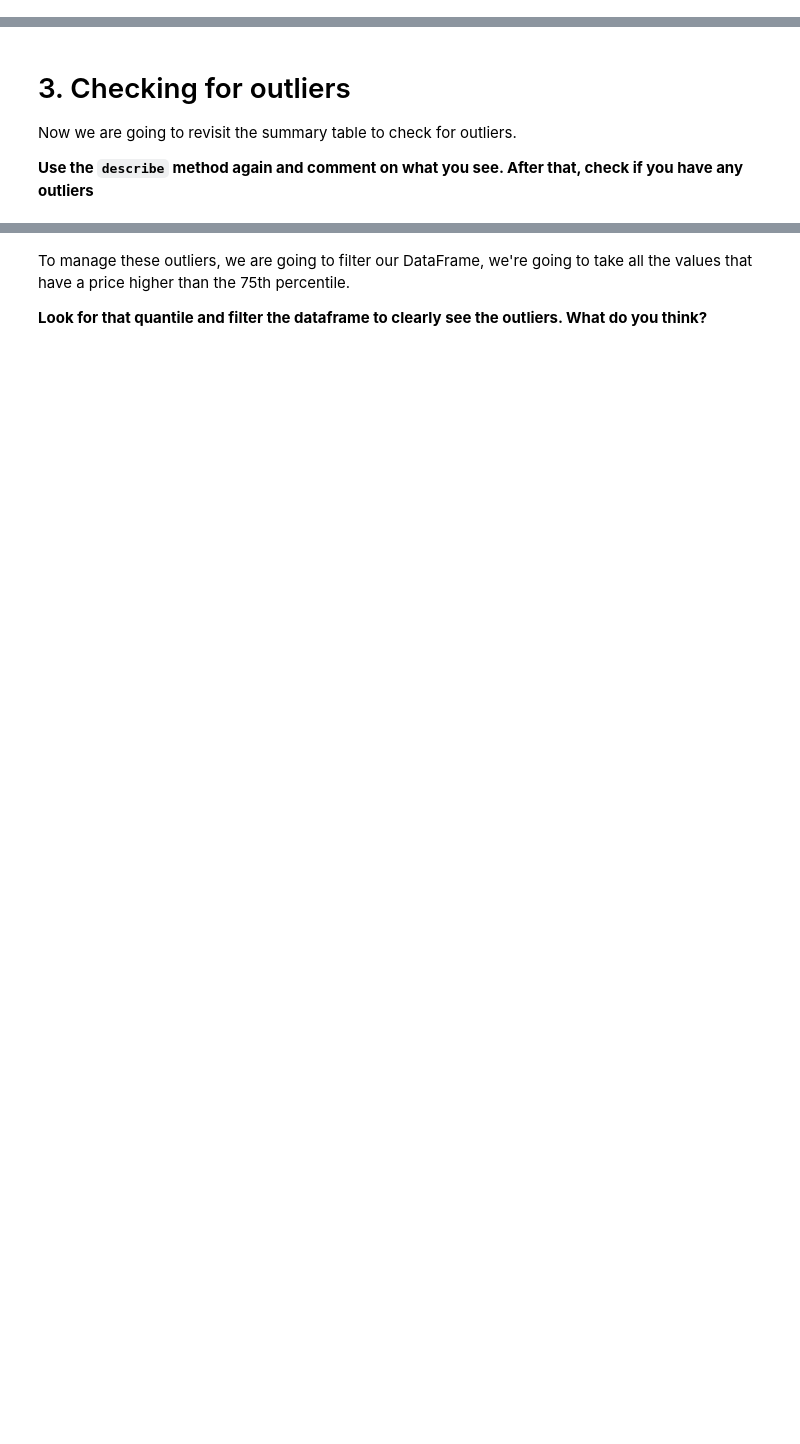
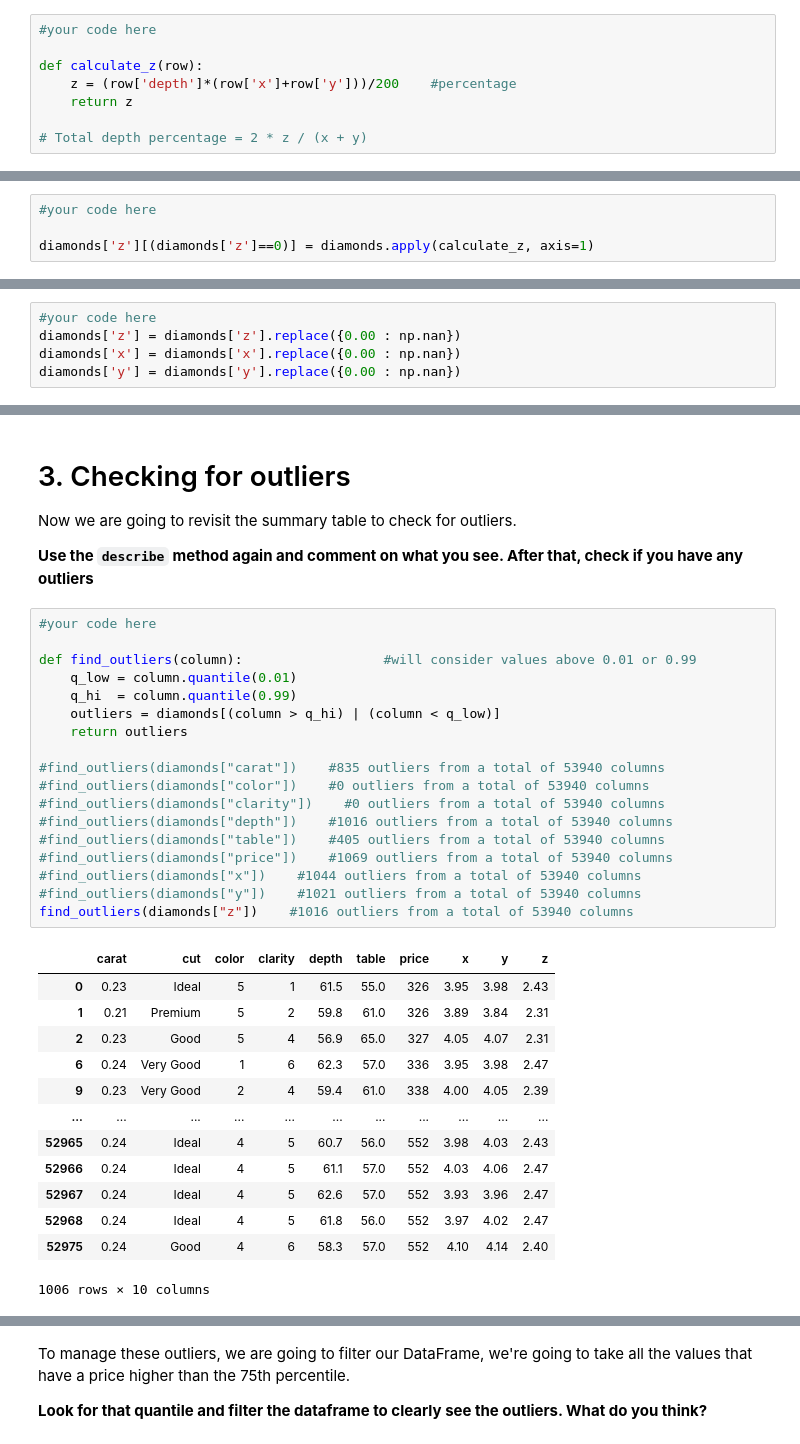
Before and after one commit to ta-data-lis/M2-mini-project1, a Jupyter notebook: 1.-Data Cleaning.ipynb, the cells around one changed output, grey strips where cells are left out. Cells and saved outputs as stored; diff of their text form; blank space fills up the shorter version.

```diff
--- a/1.-Data Cleaning.ipynb
+++ b/1.-Data Cleaning.ipynb
@@ -118,2 +291,10 @@ For those 12 rows, we will create a function that applies the formula given in t
+# %%
+#your code here
+
+def calculate_z(row):
+    z = (row['depth']*(row['x']+row['y']))/200    #percentage
+    return z
+
+# Total depth percentage = 2 * z / (x + y)
 # %% [markdown]
 **Apply it just to the rows with incorrect values**
@@ -121,0 +301,4 @@ For those 12 rows, we will create a function that applies the formula given in t
+# %%
+#your code here
+
+diamonds['z'][(diamonds['z']==0)] = diamonds.apply(calculate_z, axis=1)
@@ -130,3 +328,8 @@ To replace them we can use the pandas .replace() method and np.NaN.
+# %%
+#your code here
+diamonds['z'] = diamonds['z'].replace({0.00 : np.nan})
+diamonds['x'] = diamonds['x'].replace({0.00 : np.nan})
+diamonds['y'] = diamonds['y'].replace({0.00 : np.nan})
 # %% [markdown]
 Let's check the data again with the `describe()` method.
 # %%
@@ -144,4 +372,36 @@ Let's finish by checking for NaN values in the data. Since we introduced them ou
 Now we are going to revisit the summary table to check for outliers.
 
 **Use the `describe` method again and comment on what you see. After that, check if you have any outliers**
+# %%
+#your code here
+
+def find_outliers(column):                  #will consider values above 0.01 or 0.99
+    q_low = column.quantile(0.01)
+    q_hi  = column.quantile(0.99)
+    outliers = diamonds[(column > q_hi) | (column < q_low)]
+    return outliers
+
+#find_outliers(diamonds["carat"])    #835 outliers from a total of 53940 columns
+#find_outliers(diamonds["color"])    #0 outliers from a total of 53940 columns
+#find_outliers(diamonds["clarity"])    #0 outliers from a total of 53940 columns
+#find_outliers(diamonds["depth"])    #1016 outliers from a total of 53940 columns
+#find_outliers(diamonds["table"])    #405 outliers from a total of 53940 columns
+#find_outliers(diamonds["price"])    #1069 outliers from a total of 53940 columns
+#find_outliers(diamonds["x"])    #1044 outliers from a total of 53940 columns
+#find_outliers(diamonds["y"])    #1021 outliers from a total of 53940 columns
+find_outliers(diamonds["z"])    #1016 outliers from a total of 53940 columns
+# %% [output]
+|  | carat | cut | color | clarity | depth | table | price | x | y | z |
+| 0 | 0.23 | Ideal | 5 | 1 | 61.5 | 55.0 | 326 | 3.95 | 3.98 | 2.43 |
+| 1 | 0.21 | Premium | 5 | 2 | 59.8 | 61.0 | 326 | 3.89 | 3.84 | 2.31 |
+| 2 | 0.23 | Good | 5 | 4 | 56.9 | 65.0 | 327 | 4.05 | 4.07 | 2.31 |
+| 6 | 0.24 | Very Good | 1 | 6 | 62.3 | 57.0 | 336 | 3.95 | 3.98 | 2.47 |
+| 9 | 0.23 | Very Good | 2 | 4 | 59.4 | 61.0 | 338 | 4.00 | 4.05 | 2.39 |
+| ... | ... | ... | ... | ... | ... | ... | ... | ... | ... | ... |
+| 52965 | 0.24 | Ideal | 4 | 5 | 60.7 | 56.0 | 552 | 3.98 | 4.03 | 2.43 |
+| 52966 | 0.24 | Ideal | 4 | 5 | 61.1 | 57.0 | 552 | 4.03 | 4.06 | 2.47 |
+| 52967 | 0.24 | Ideal | 4 | 5 | 62.6 | 57.0 | 552 | 3.93 | 3.96 | 2.47 |
+| 52968 | 0.24 | Ideal | 4 | 5 | 61.8 | 56.0 | 552 | 3.97 | 4.02 | 2.47 |
+| 52975 | 0.24 | Good | 4 | 6 | 58.3 | 57.0 | 552 | 4.10 | 4.14 | 2.40 |
+1006 rows × 10 columns
 # %%
```
Also changed, not shown: parts of 42 cells of this notebook, 1 other file.
